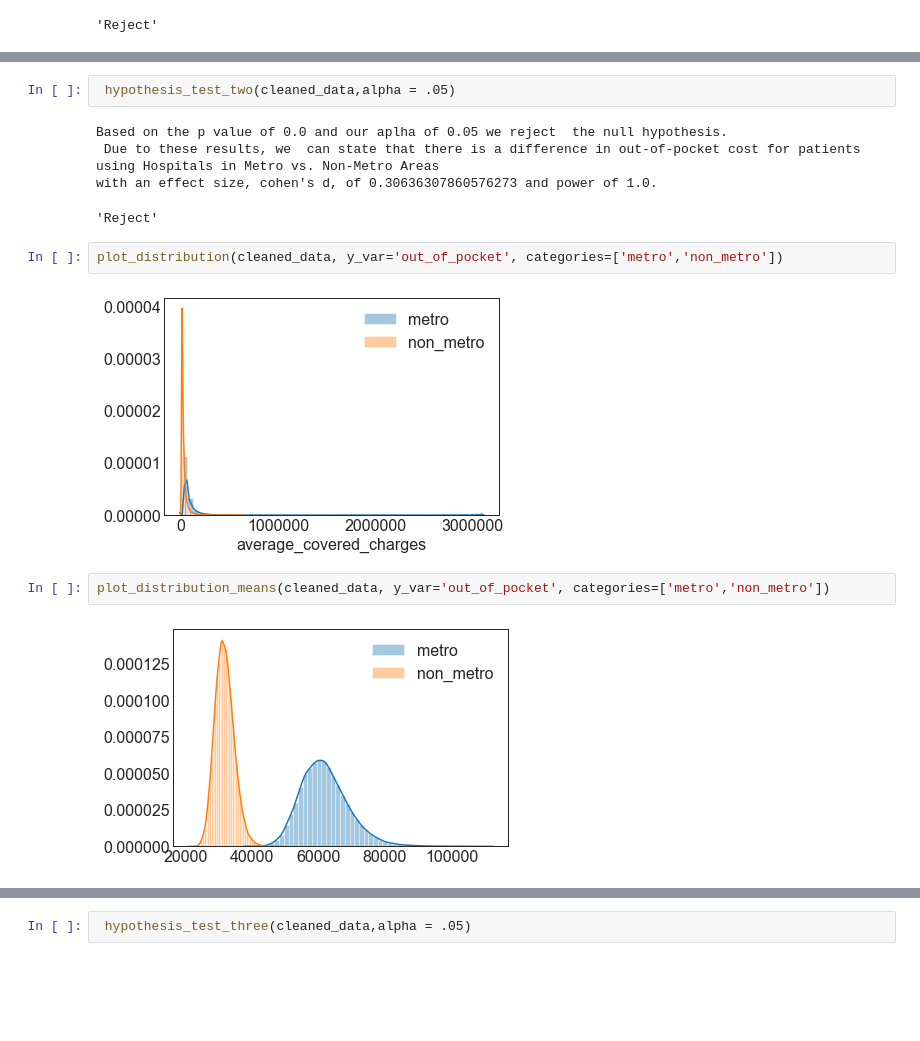
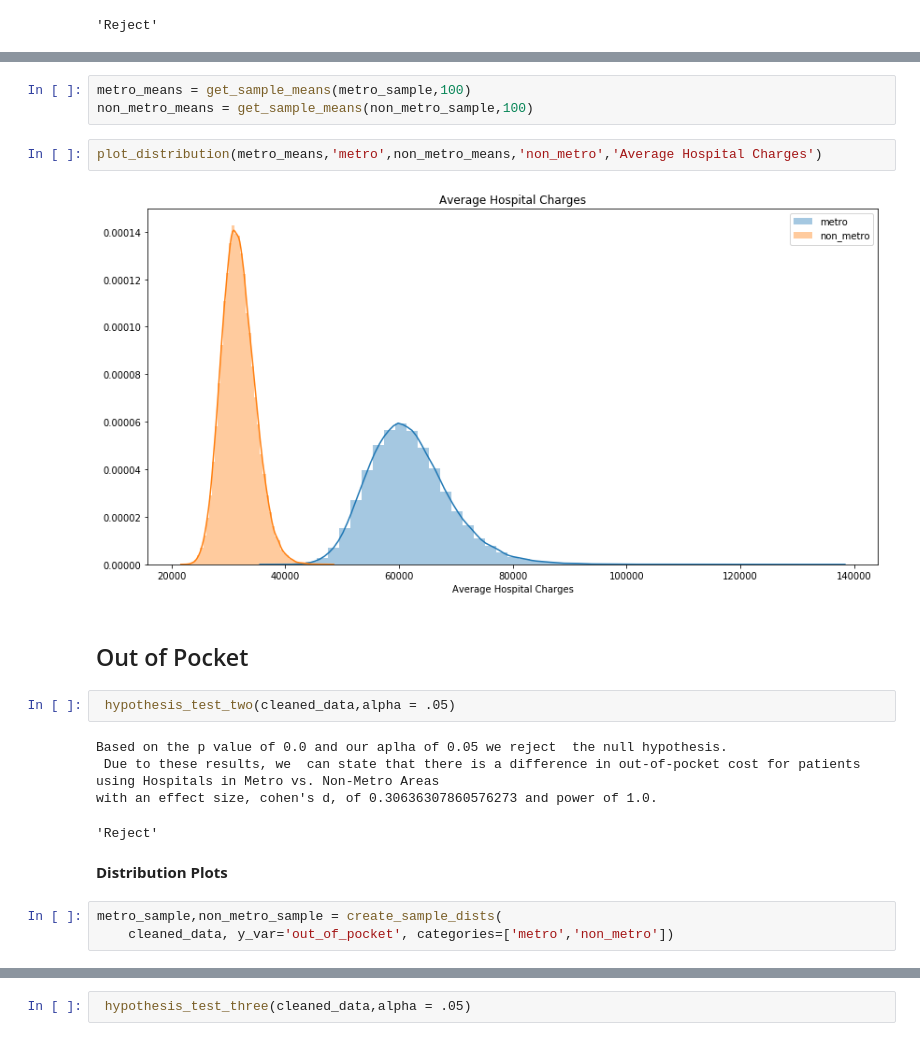
Before and after one commit to mrodzlgd/Mod3-Project-1, a Jupyter notebook: Working Notebook-MRcopy.ipynb, the cells around one changed output, grey strips where cells are left out. Saved outputs shown, nothing was run; the diff lists cells and outputs as text; blank space fills up the shorter version.

```diff
--- a/Working Notebook-MRcopy.ipynb
+++ b/Working Notebook-MRcopy.ipynb
@@ -36,3 +50,12 @@ plot_distribution_means(cleaned_data, y_var='average_covered_charges', categorie
+# %%
+metro_means = get_sample_means(metro_sample,100)
+non_metro_means = get_sample_means(non_metro_sample,100)
+# %%
+plot_distribution(metro_means,'metro',non_metro_means,'non_metro','Average Hospital Charges')
+# %% [output]
+[figure, added]
+# %% [markdown]
+## Out of Pocket
 # %%
  hypothesis_test_two(cleaned_data,alpha = .05)
 # %% [output]
@@ -40,11 +63,8 @@ Based on the p value of 0.0 and our aplha of 0.05 we reject  the null hypothesis
  Due to these results, we  can state that there is a difference in out-of-pocket cost for patients using Hospitals in Metro vs. Non-Metro Areas
 with an effect size, cohen's d, of 0.30636307860576273 and power of 1.0.
 'Reject'
+# %% [markdown]
+__Distribution Plots__
 # %%
-plot_distribution(cleaned_data, y_var='out_of_pocket', categories=['metro','non_metro'])
+metro_sample,non_metro_sample = create_sample_dists(
+    cleaned_data, y_var='out_of_pocket', categories=['metro','non_metro'])
-# %% [output]
-[figure, removed]
-# %%
-plot_distribution_means(cleaned_data, y_var='out_of_pocket', categories=['metro','non_metro'])
-# %% [output]
-[figure, removed]
```
Also changed, not shown: parts of 26 cells of this notebook, 3 other files.
